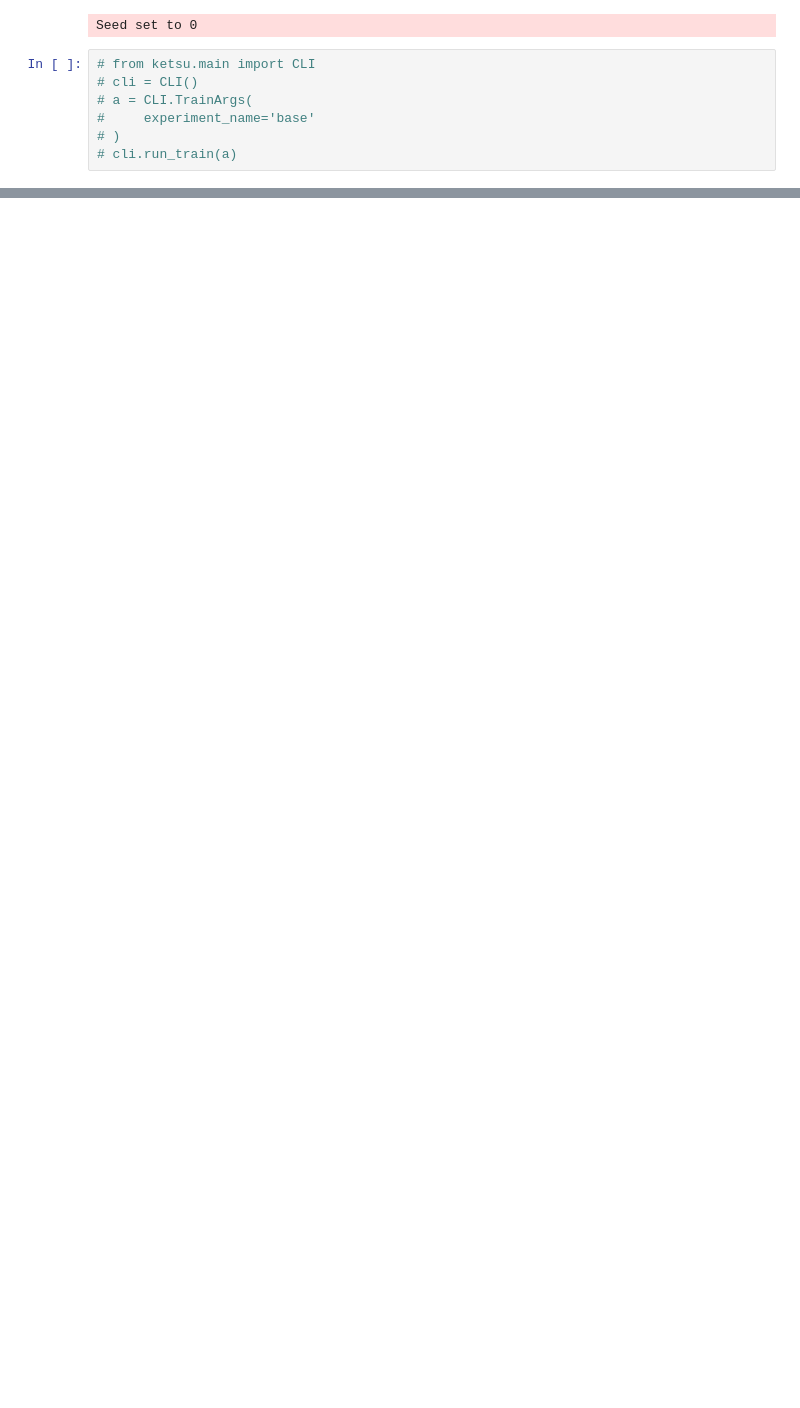
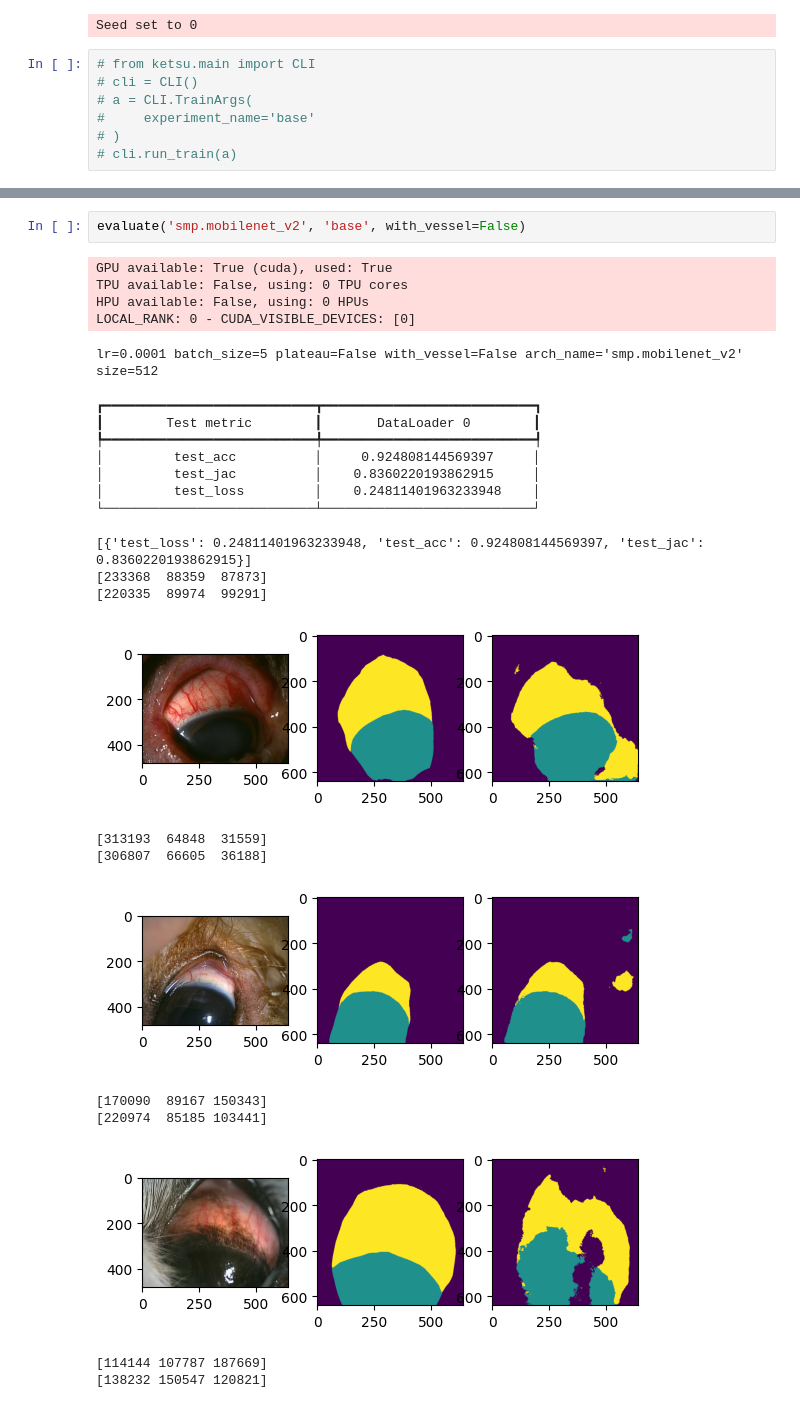
Before and after one commit to endaaman/ketsu, a Jupyter notebook: note_seg.ipynb, the cells around one changed output, grey strips where cells are left out. Cells and saved outputs as stored; diff of their text form; blank space fills up the shorter version.

```diff
--- a/note_seg.ipynb
+++ b/note_seg.ipynb
@@ -130,0 +132,27 @@ Testing: |
+# %%
+evaluate('smp.mobilenet_v2', 'base', with_vessel=False)
+# %% [output]
+GPU available: True (cuda), used: True
+TPU available: False, using: 0 TPU cores
+HPU available: False, using: 0 HPUs
+LOCAL_RANK: 0 - CUDA_VISIBLE_DEVICES: [0]
+lr=0.0001 batch_size=5 plateau=False with_vessel=False arch_name='smp.mobilenet_v2' size=512
+┏━━━━━━━━━━━━━━━━━━━━━━━━━━━┳━━━━━━━━━━━━━━━━━━━━━━━━━━━┓
+┃        Test metric        ┃       DataLoader 0        ┃
+┡━━━━━━━━━━━━━━━━━━━━━━━━━━━╇━━━━━━━━━━━━━━━━━━━━━━━━━━━┩
+│         test_acc          │     0.924808144569397     │
+│         test_jac          │    0.8360220193862915     │
+│         test_loss         │    0.24811401963233948    │
+└───────────────────────────┴───────────────────────────┘
+[{'test_loss': 0.24811401963233948, 'test_acc': 0.924808144569397, 'test_jac': 0.8360220193862915}]
+[233368  88359  87873]
+[220335  89974  99291]
+[figure, added]
+[313193  64848  31559]
+[306807  66605  36188]
+[figure, added]
+[170090  89167 150343]
+[220974  85185 103441]
+[figure, added]
+[114144 107787 187669]
+[138232 150547 120821]
```
Also changed, not shown: parts of 5 cells of this notebook, 4 other files.
